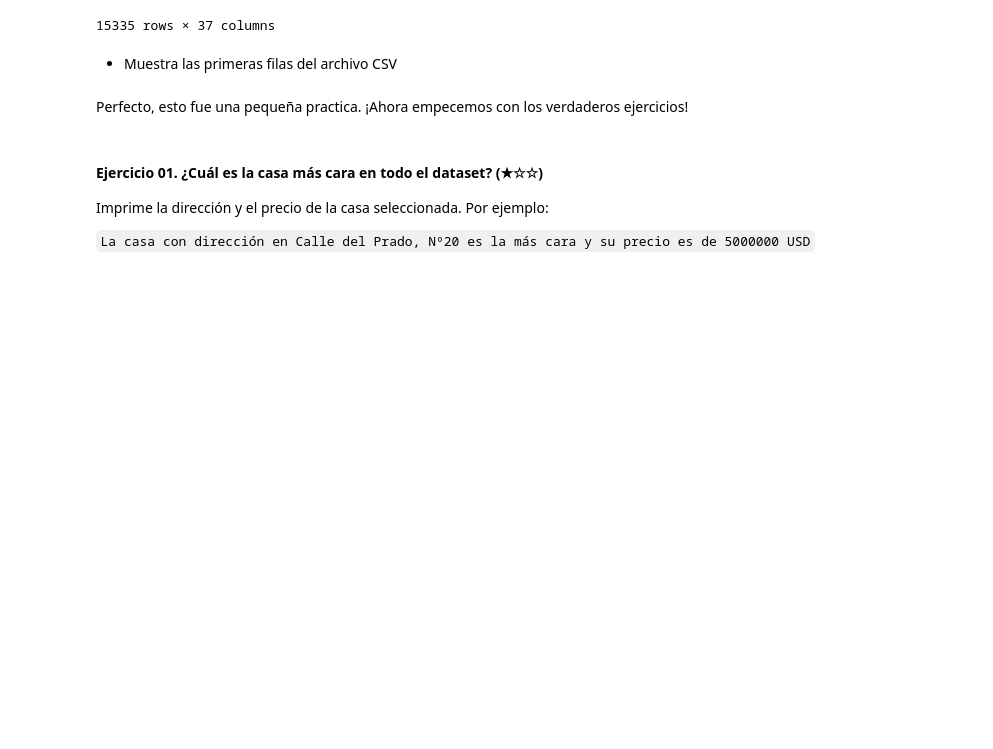
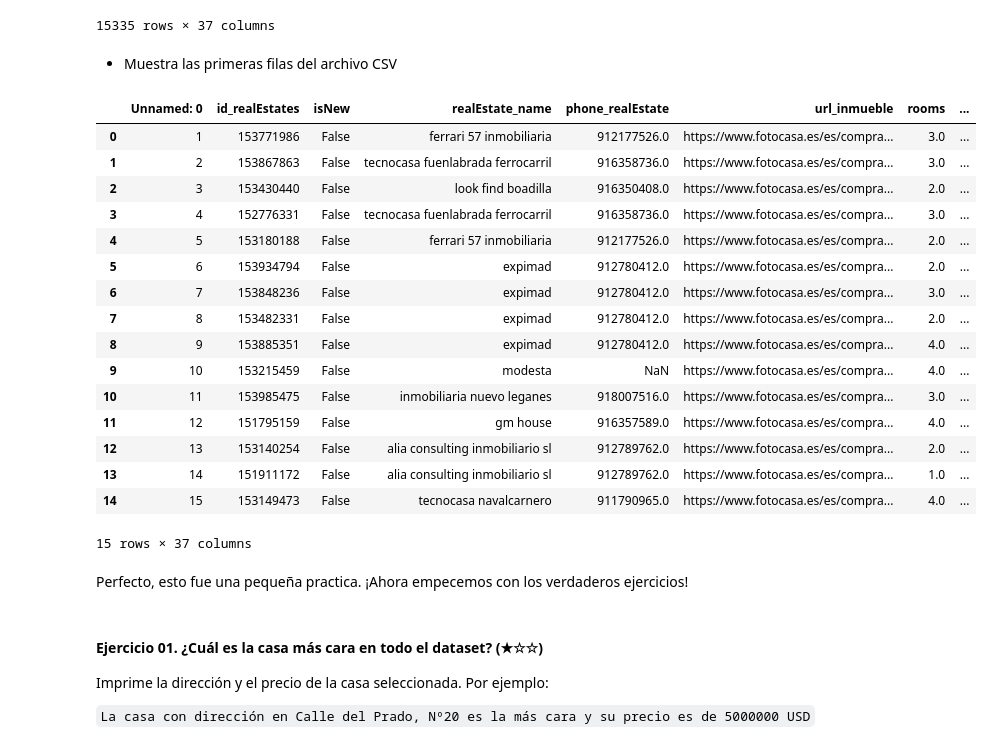
Before and after one commit to 4GeeksAcademy/data-clean-up-pandas-for-beginners-project_dbg, a Jupyter notebook: project.es.ipynb, the cells around one changed output. Drawn from its saved outputs; the diff is of its cells as text; code cells hidden in the pictures; blank space fills up the shorter version.

```diff
--- a/project.es.ipynb
+++ b/project.es.ipynb
@@ -86,6 +96,27 @@ ds # mostramos todo
 - Muestra las primeras filas del archivo CSV
 # %%
 # Mostrar las primeras filas
+import pandas as pd
+ds = pd.read_csv('assets/real_estate.csv', sep=';') # Este archivo CSV contiene puntos y comas en lugar de comas como separadores
+ds.head(15)
+# %% [output]
+|  | Unnamed: 0 | id_realEstates | isNew | realEstate_name | phone_realEstate | url_inmueble | rooms | ... |
+| 0 | 1 | 153771986 | False | ferrari 57 inmobiliaria | 912177526.0 | https://www.fotocasa.es/es/compra... | 3.0 | ... |
+| 1 | 2 | 153867863 | False | tecnocasa fuenlabrada ferrocarril | 916358736.0 | https://www.fotocasa.es/es/compra... | 3.0 | ... |
+| 2 | 3 | 153430440 | False | look find boadilla | 916350408.0 | https://www.fotocasa.es/es/compra... | 2.0 | ... |
+| 3 | 4 | 152776331 | False | tecnocasa fuenlabrada ferrocarril | 916358736.0 | https://www.fotocasa.es/es/compra... | 3.0 | ... |
+| 4 | 5 | 153180188 | False | ferrari 57 inmobiliaria | 912177526.0 | https://www.fotocasa.es/es/compra... | 2.0 | ... |
+| 5 | 6 | 153934794 | False | expimad | 912780412.0 | https://www.fotocasa.es/es/compra... | 2.0 | ... |
+| 6 | 7 | 153848236 | False | expimad | 912780412.0 | https://www.fotocasa.es/es/compra... | 3.0 | ... |
+| 7 | 8 | 153482331 | False | expimad | 912780412.0 | https://www.fotocasa.es/es/compra... | 2.0 | ... |
+| 8 | 9 | 153885351 | False | expimad | 912780412.0 | https://www.fotocasa.es/es/compra... | 4.0 | ... |
+| 9 | 10 | 153215459 | False | modesta | NaN | https://www.fotocasa.es/es/compra... | 4.0 | ... |
+| 10 | 11 | 153985475 | False | inmobiliaria nuevo leganes | 918007516.0 | https://www.fotocasa.es/es/compra... | 3.0 | ... |
+| 11 | 12 | 151795159 | False | gm house | 916357589.0 | https://www.fotocasa.es/es/compra... | 4.0 | ... |
+| 12 | 13 | 153140254 | False | alia consulting inmobiliario sl | 912789762.0 | https://www.fotocasa.es/es/compra... | 2.0 | ... |
+| 13 | 14 | 151911172 | False | alia consulting inmobiliario sl | 912789762.0 | https://www.fotocasa.es/es/compra... | 1.0 | ... |
+| 14 | 15 | 153149473 | False | tecnocasa navalcarnero | 911790965.0 | https://www.fotocasa.es/es/compra... | 4.0 | ... |
+15 rows × 37 columns
 # %% [markdown]
 Perfecto, esto fue una pequeña practica. ¡Ahora empecemos con los verdaderos ejercicios!
 # %% [markdown]
```
Also changed, not shown: parts of 2 cells of this notebook, 1 other file.
